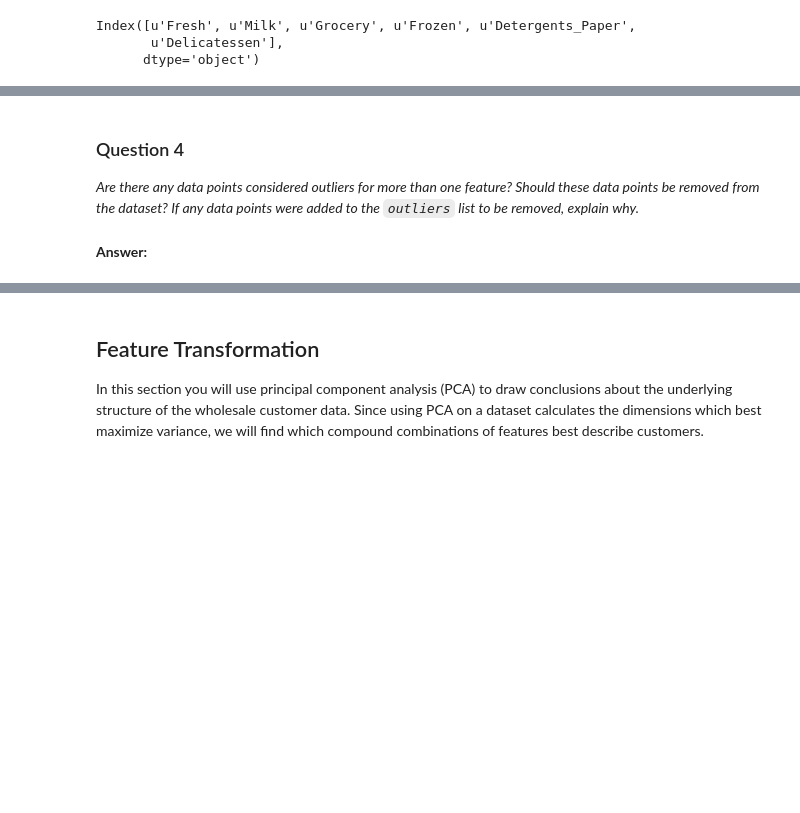
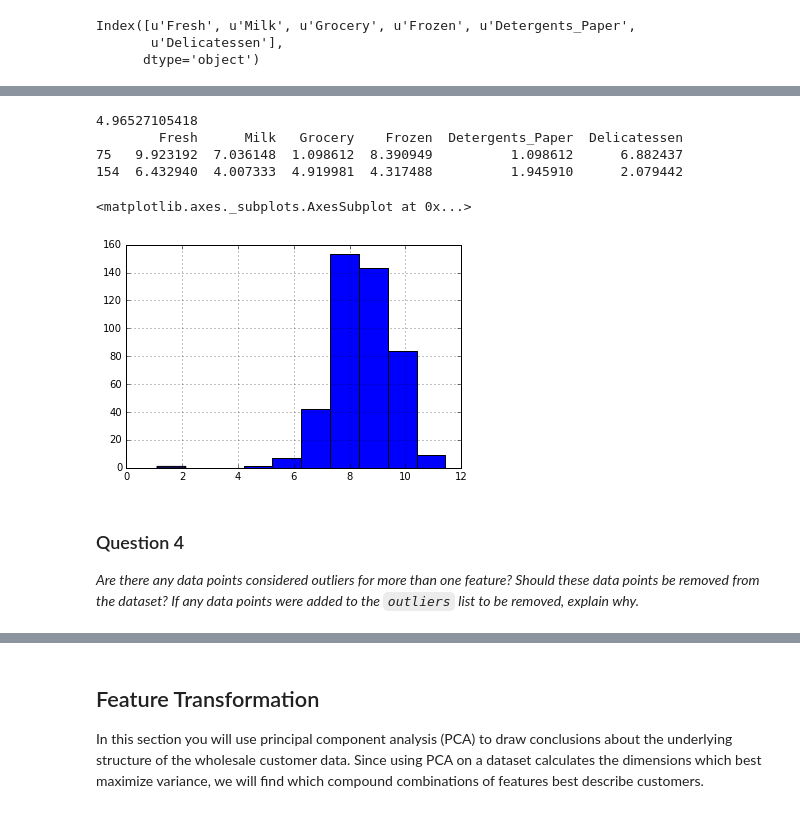
Before and after one commit to theofanislekkas/mlnd, a Jupyter notebook: customer_segments/customer_segments.ipynb, the cells around one changed output, grey strips where cells are left out. Saved outputs shown, nothing was run; the diff lists cells and outputs as text; code cells hidden in the pictures; blank space fills up the shorter version.

```diff
--- a/customer_segments/customer_segments.ipynb
+++ b/customer_segments/customer_segments.ipynb
@@ -289,5 +288,20 @@ Data points considered outliers for the feature 'Frozen':
+# %%
+#Remove this
+test = np.percentile(log_data['Grocery'], .25)
+upper = np.percentile(log_data['Grocery'], .75)
+print test
+print log_data[log_data['Grocery'] <= (test)]
+# %% [output]
+4.96527105418
+        Fresh      Milk   Grocery    Frozen  Detergents_Paper  Delicatessen
+75   9.923192  7.036148  1.098612  8.390949          1.098612      6.882437
+154  6.432940  4.007333  4.919981  4.317488          1.945910      2.079442
+# %%
+#Remove this
+good_data['Grocery'].hist()
+# %% [output]
+<matplotlib.axes._subplots.AxesSubplot at 0x...>
+[figure, added]
 # %% [markdown]
 ### Question 4
 *Are there any data points considered outliers for more than one feature? Should these data points be removed from the dataset? If any data points were added to the `outliers` list to be removed, explain why.*
-# %% [markdown]
-**Answer:**
```
Also changed, not shown: parts of 20 cells of this notebook.
